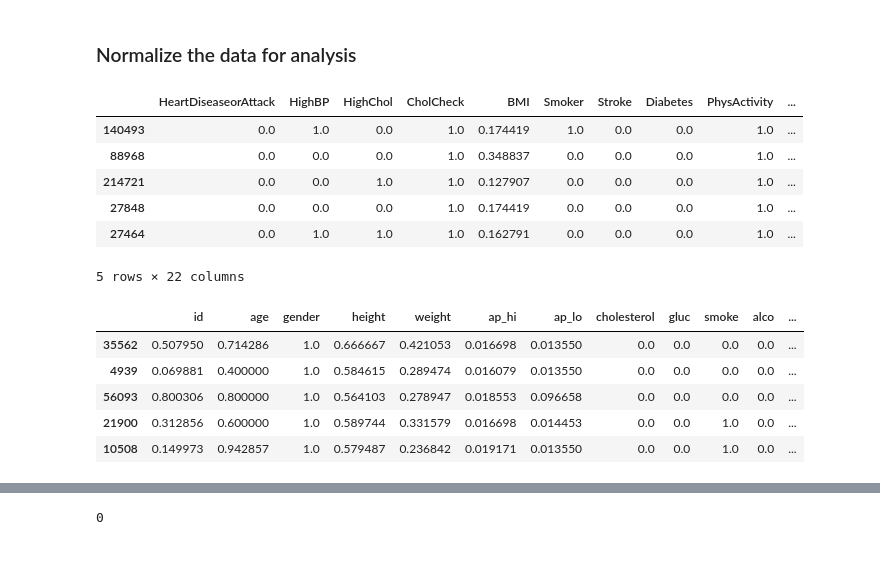
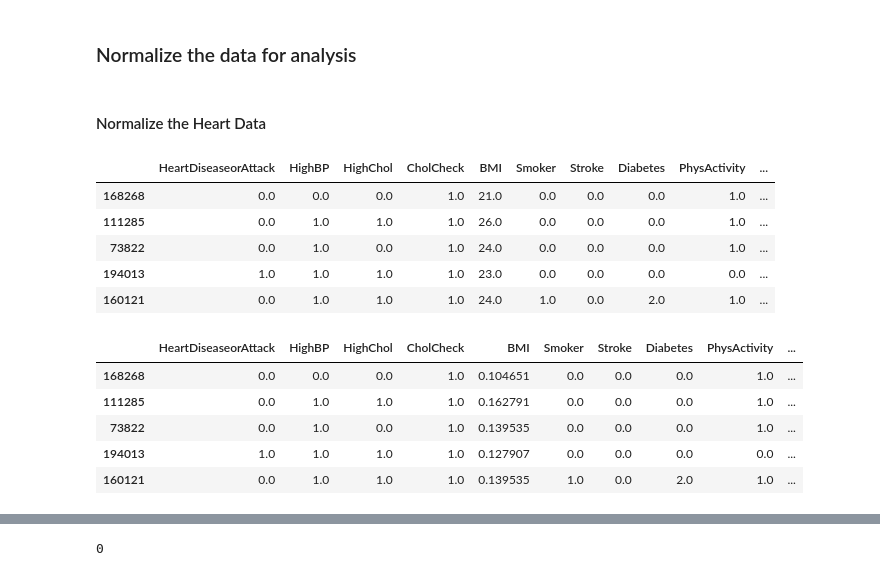
Before and after one commit to dmunger27/stroke-prediction, a Jupyter notebook: Balanced_Normalized_Split.ipynb, the cells around one changed output, grey strips where cells are left out. Drawn from its saved outputs; the diff is of its cells as text; code cells hidden in the pictures.

```diff
--- a/Balanced_Normalized_Split.ipynb
+++ b/Balanced_Normalized_Split.ipynb
@@ -1292,25 +1294,13 @@ stroke_balance_final.head()
 # %% [markdown]
 ### Normalize the data for analysis
-# %%
-#normalize the heart data
-heart_norm = (heart_balance - heart_balance.min())/(heart_balance.max() - heart_balance.min())
-heart_norm.head()
-# %% [output]
-|  | HeartDiseaseorAttack | HighBP | HighChol | CholCheck | BMI | Smoker | Stroke | Diabetes | PhysActivity | ... |
-| 140493 | 0.0 | 1.0 | 0.0 | 1.0 | 0.174419 | 1.0 | 0.0 | 0.0 | 1.0 | ... |
-| 88968 | 0.0 | 0.0 | 0.0 | 1.0 | 0.348837 | 0.0 | 0.0 | 0.0 | 1.0 | ... |
-| 214721 | 0.0 | 0.0 | 1.0 | 1.0 | 0.127907 | 0.0 | 0.0 | 0.0 | 1.0 | ... |
-| 27848 | 0.0 | 0.0 | 0.0 | 1.0 | 0.174419 | 0.0 | 0.0 | 0.0 | 1.0 | ... |
-| 27464 | 0.0 | 1.0 | 1.0 | 1.0 | 0.162791 | 0.0 | 0.0 | 0.0 | 1.0 | ... |
-5 rows × 22 columns
-# %%
-#normalize the cardio data
-cardio_norm = (cardio_balance - cardio_balance.min())/(cardio_balance.max() - cardio_balance.min())
-cardio_norm.head()
-# %% [output]
-|  | id | age | gender | height | weight | ap_hi | ap_lo | cholesterol | gluc | smoke | alco | ... |
-| 35562 | 0.507950 | 0.714286 | 1.0 | 0.666667 | 0.421053 | 0.016698 | 0.013550 | 0.0 | 0.0 | 0.0 | 0.0 | ... |
-| 4939 | 0.069881 | 0.400000 | 1.0 | 0.584615 | 0.289474 | 0.016079 | 0.013550 | 0.0 | 0.0 | 0.0 | 0.0 | ... |
-| 56093 | 0.800306 | 0.800000 | 1.0 | 0.564103 | 0.278947 | 0.018553 | 0.096658 | 0.0 | 0.0 | 0.0 | 0.0 | ... |
-| 21900 | 0.312856 | 0.600000 | 1.0 | 0.589744 | 0.331579 | 0.016698 | 0.014453 | 0.0 | 0.0 | 1.0 | 0.0 | ... |
-| 10508 | 0.149973 | 0.942857 | 1.0 | 0.579487 | 0.236842 | 0.019171 | 0.013550 | 0.0 | 0.0 | 1.0 | 0.0 | ... |
+# %% [markdown]
+#### Normalize the Heart Data
+# %%
+heart_balance.head()
+# %% [output]
+|  | HeartDiseaseorAttack | HighBP | HighChol | CholCheck | BMI | Smoker | Stroke | Diabetes | PhysActivity | ... |
+| 168268 | 0.0 | 0.0 | 0.0 | 1.0 | 21.0 | 0.0 | 0.0 | 0.0 | 1.0 | ... |
+| 111285 | 0.0 | 1.0 | 1.0 | 1.0 | 26.0 | 0.0 | 0.0 | 0.0 | 1.0 | ... |
+| 73822 | 0.0 | 1.0 | 0.0 | 1.0 | 24.0 | 0.0 | 0.0 | 0.0 | 1.0 | ... |
+| 194013 | 1.0 | 1.0 | 1.0 | 1.0 | 23.0 | 0.0 | 0.0 | 0.0 | 0.0 | ... |
+| 160121 | 0.0 | 1.0 | 1.0 | 1.0 | 24.0 | 1.0 | 0.0 | 2.0 | 1.0 | ... |
@@ -1316,0 +1311,9 @@ cardio_norm.head()
+# %%
+heart_norm.head()
+# %% [output]
+|  | HeartDiseaseorAttack | HighBP | HighChol | CholCheck | BMI | Smoker | Stroke | Diabetes | PhysActivity | ... |
+| 168268 | 0.0 | 0.0 | 0.0 | 1.0 | 0.104651 | 0.0 | 0.0 | 0.0 | 1.0 | ... |
+| 111285 | 0.0 | 1.0 | 1.0 | 1.0 | 0.162791 | 0.0 | 0.0 | 0.0 | 1.0 | ... |
+| 73822 | 0.0 | 1.0 | 0.0 | 1.0 | 0.139535 | 0.0 | 0.0 | 0.0 | 1.0 | ... |
+| 194013 | 1.0 | 1.0 | 1.0 | 1.0 | 0.127907 | 0.0 | 0.0 | 0.0 | 0.0 | ... |
+| 160121 | 0.0 | 1.0 | 1.0 | 1.0 | 0.139535 | 1.0 | 0.0 | 2.0 | 1.0 | ... |
```
Also changed, not shown: parts of 23 cells of this notebook.
